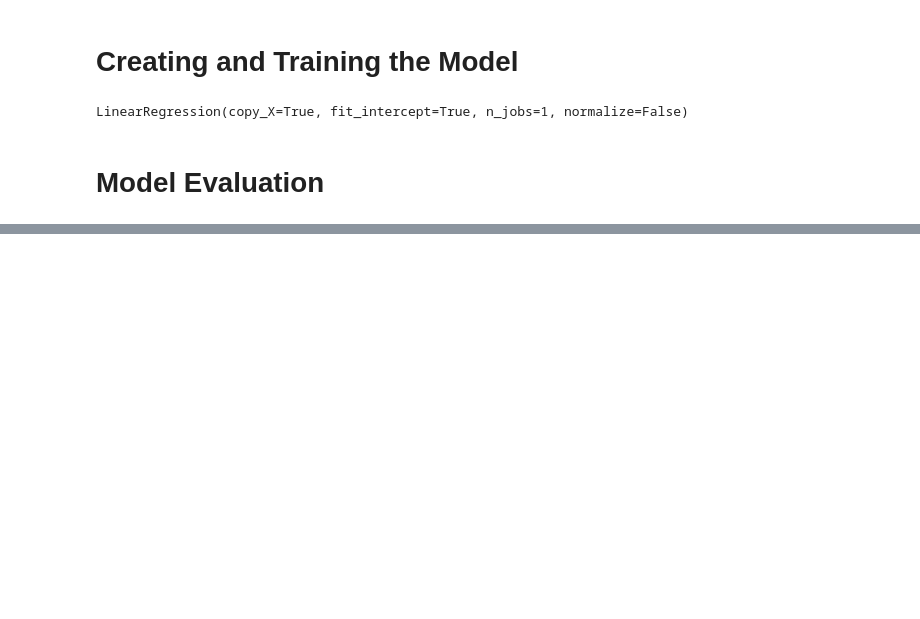
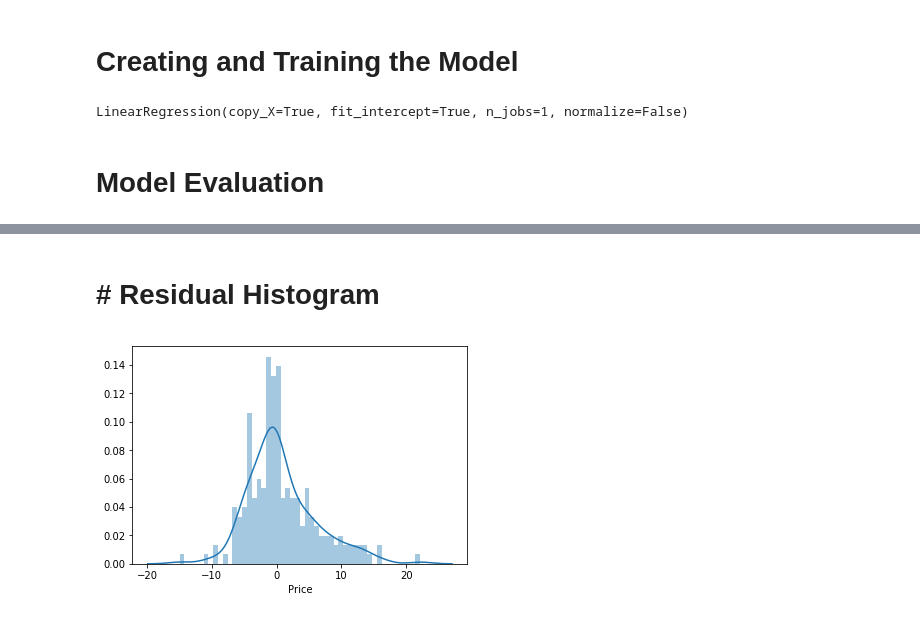
Before and after one commit to paauwp/BOSTONHOUSING, a Jupyter notebook: The Boston House Project.ipynb, the cells around one changed output, grey strips where cells are left out. Saved outputs shown, nothing was run; the diff lists cells and outputs as text; code cells hidden in the pictures; blank space fills up the shorter version.

```diff
--- a/The Boston House Project.ipynb
+++ b/The Boston House Project.ipynb
@@ -124,0 +177,6 @@ LinearRegression(copy_X=True, fit_intercept=True, n_jobs=1, normalize=False)
+# %% [markdown]
+# # Residual Histogram
+# %%
+sns.distplot((y_test-predictions),bins=50);
+# %% [output]
+[figure, added]
```
Also changed, not shown: parts of 9 cells of this notebook.
